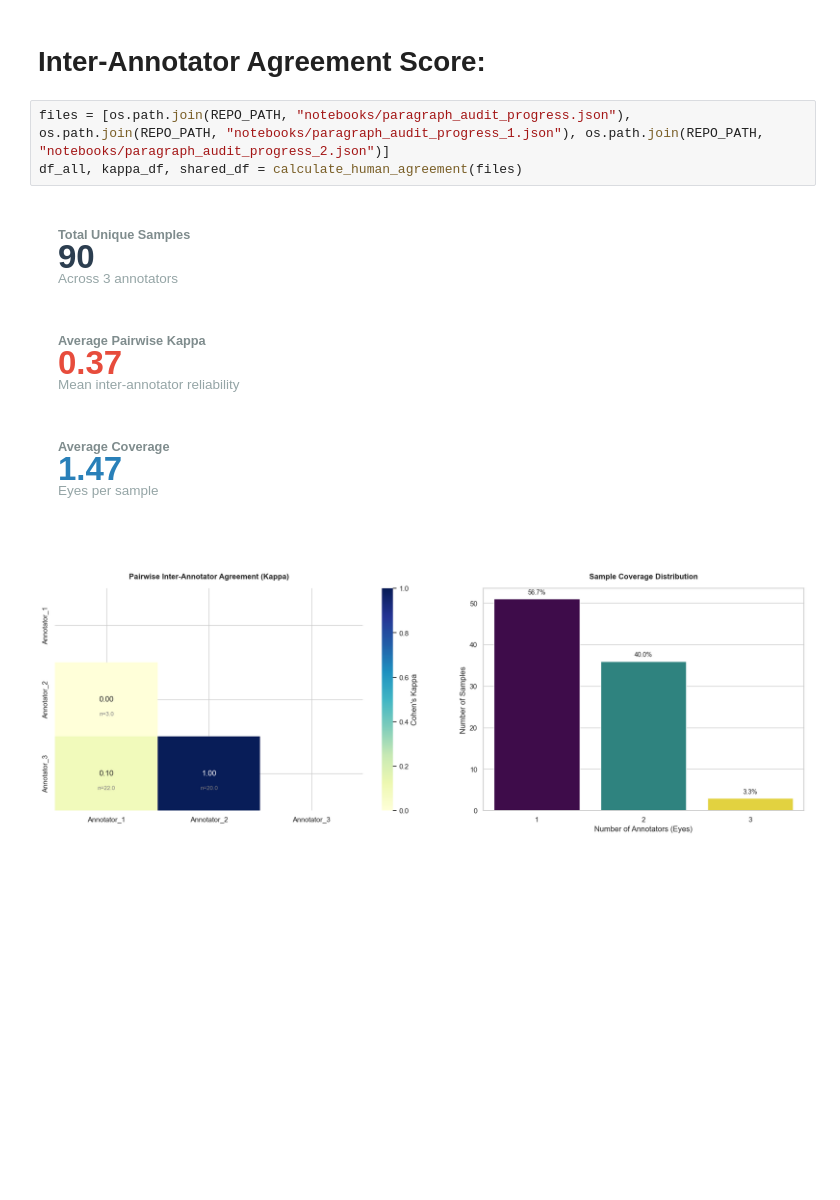
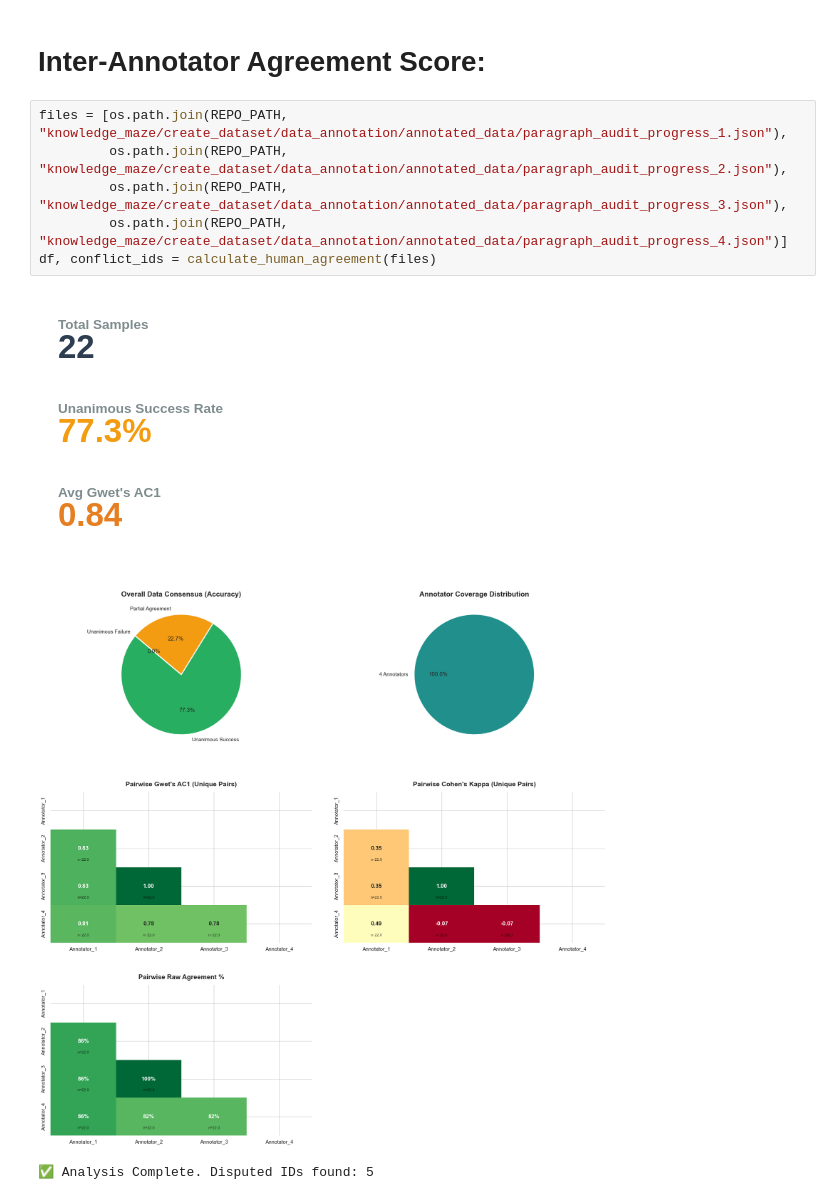
Before and after one commit to danielhk753/CLECK, a Jupyter notebook: notebooks/dataset_annotation.ipynb, the cells around one changed output. Saved outputs shown, nothing was run; the diff lists cells and outputs as text; blank space fills up the shorter version.

Commit message:
WIP - annotating data.

```diff
--- a/notebooks/dataset_annotation.ipynb
+++ b/notebooks/dataset_annotation.ipynb
@@ -145,16 +296,17 @@ Conflict in audit verdicts
 # %% [markdown]
 # Inter-Annotator Agreement Score:
 # %%
-files = [os.path.join(REPO_PATH, "notebooks/paragraph_audit_progress.json"), os.path.join(REPO_PATH, "notebooks/paragraph_audit_progress_1.json"), os.path.join(REPO_PATH, "notebooks/paragraph_audit_progress_2.json")]
-df_all, kappa_df, shared_df = calculate_human_agreement(files)
+files = [os.path.join(REPO_PATH, "knowledge_maze/create_dataset/data_annotation/annotated_data/paragraph_audit_progress_1.json"),
+         os.path.join(REPO_PATH, "knowledge_maze/create_dataset/data_annotation/annotated_data/paragraph_audit_progress_2.json"),
+         os.path.join(REPO_PATH, "knowledge_maze/create_dataset/data_annotation/annotated_data/paragraph_audit_progress_3.json"),
+         os.path.join(REPO_PATH, "knowledge_maze/create_dataset/data_annotation/annotated_data/paragraph_audit_progress_4.json")]
+df, conflict_ids = calculate_human_agreement(files)
 # %% [output]
-Total Unique Samples
-90
-Across 3 annotators
-Average Pairwise Kappa
-0.37
-Mean inter-annotator reliability
-Average Coverage
-1.47
-Eyes per sample
+Total Samples
+22
+Unanimous Success Rate
+77.3%
+Avg Gwet's AC1
+0.84
-[figure, old version]
+[figure, new version]
+✅ Analysis Complete. Disputed IDs found: 5
```
Also changed, not shown: parts of 10 cells of this notebook, 1 other file.
